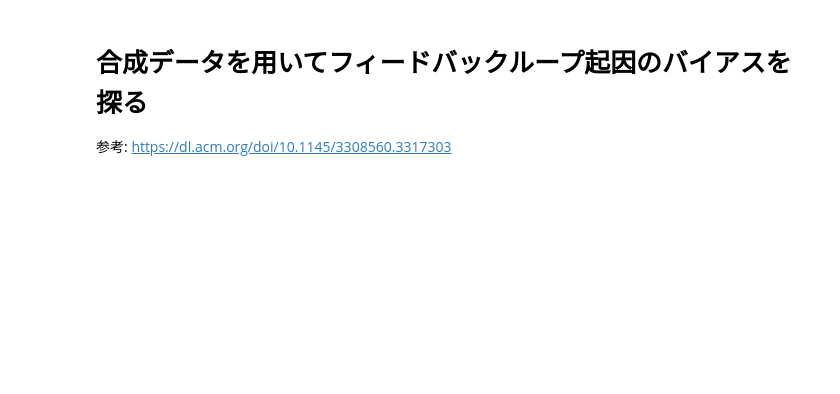
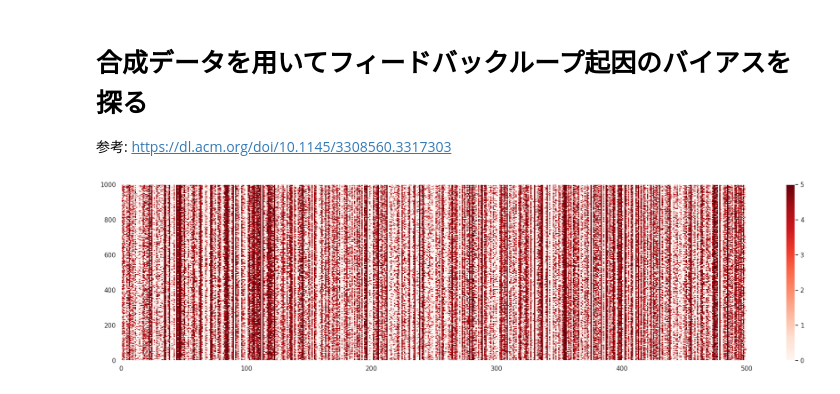
Before and after one commit to tatsuki1107/recsys-training, a Jupyter notebook: notebook/feedbackloop.ipynb, the cells around one changed output. Saved outputs shown, nothing was run; the diff lists cells and outputs as text; code cells hidden in the pictures; blank space fills up the shorter version.

```diff
--- a/notebook/feedbackloop.ipynb
+++ b/notebook/feedbackloop.ipynb
@@ -246,3 +252,10 @@ Data_time = Rated_Time
 ## global pars
 
 add_num=10
+# %%
+high_r = np.where(ratings>=4, ratings, 0)
+orderd_high_r = np.sort(np.count_nonzero(high_r, axis=0))[::-1]
+
+plot_heatmap(high_r)
+# %% [output]
+[figure, added]
```
Also changed, not shown: parts of 21 cells of this notebook.
